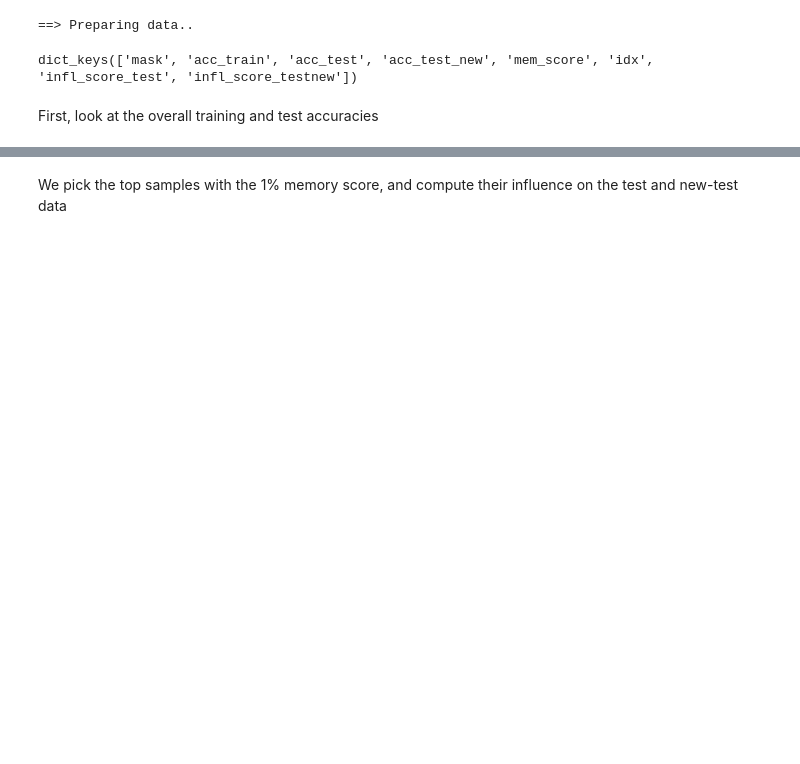
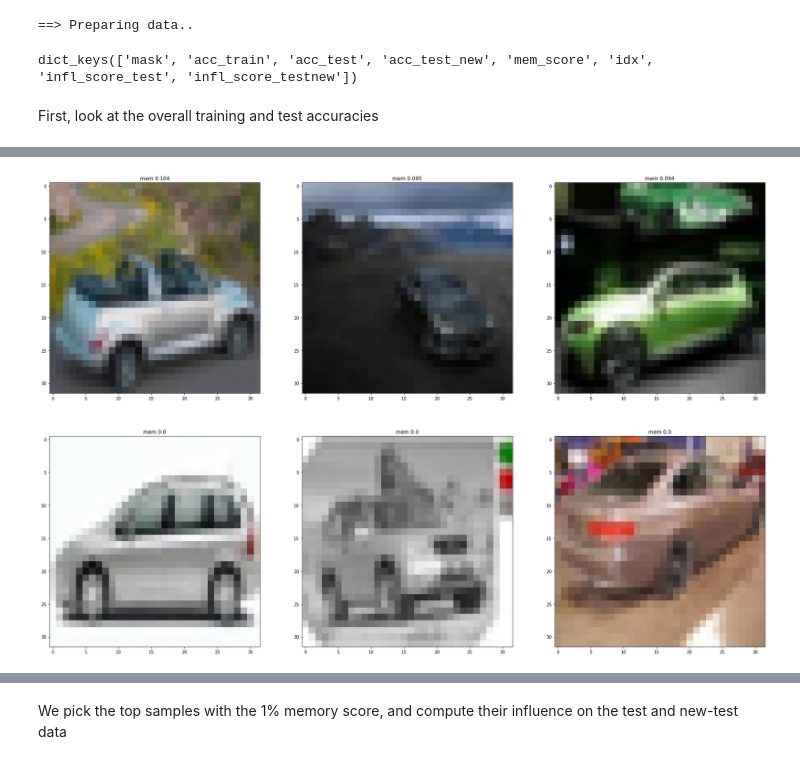
Before and after one commit to zihao12/pytorch-cifar, a Jupyter notebook: analysis/mem_infl.ipynb, the cells around one changed output, grey strips where cells are left out. Drawn from its saved outputs; the diff is of its cells as text; code cells hidden in the pictures; blank space fills up the shorter version.

```diff
--- a/analysis/mem_infl.ipynb
+++ b/analysis/mem_infl.ipynb
@@ -130,0 +160,20 @@ plt.show()
+# %%
+label = 1
+idx = np.where((np.array(all_trainset.targets)==label))[0]
+train_subset = torch.utils.data.Subset(all_trainset, torch.tensor(idx))
+mem_ = out["mem_score"][idx]
+
+plt.figure(figsize=(width, height))
+idx_ = np.argsort(-mem_)[:3]
+for i, ix_ in enumerate(idx_):
+    plt.subplot(rows, columns, i + 1)
+    plt.imshow(train_subset[ix_][0])
+    plt.title(f"mem {mem_[ix_].round(3)}")
+
+idx_ = np.argsort(np.abs(mem_))[:3]
+for i, ix_ in enumerate(idx_):
+    plt.subplot(rows, columns, i + 4)
+    plt.imshow(train_subset[ix_][0])
+    plt.title(f"mem {mem_[ix_].round(3)}")
+# %% [output]
+[figure, added]
```
Also changed, not shown: parts of 30 cells of this notebook.
